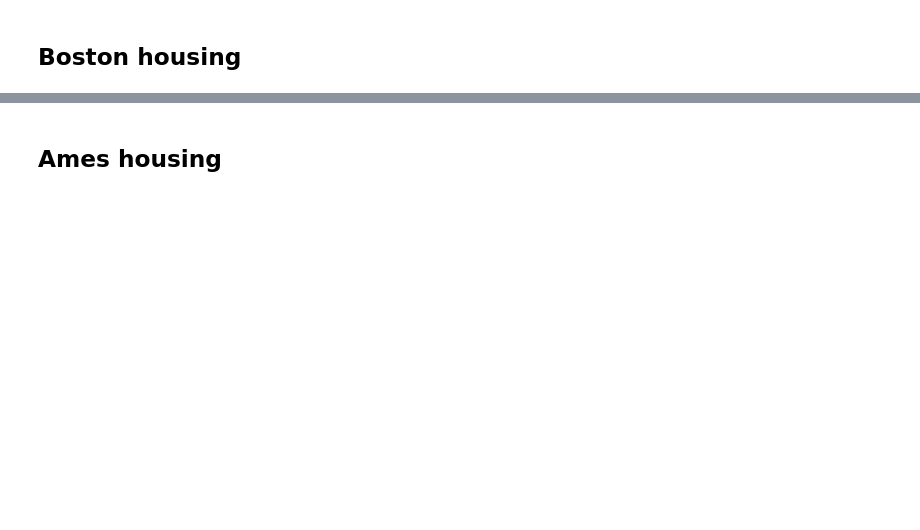
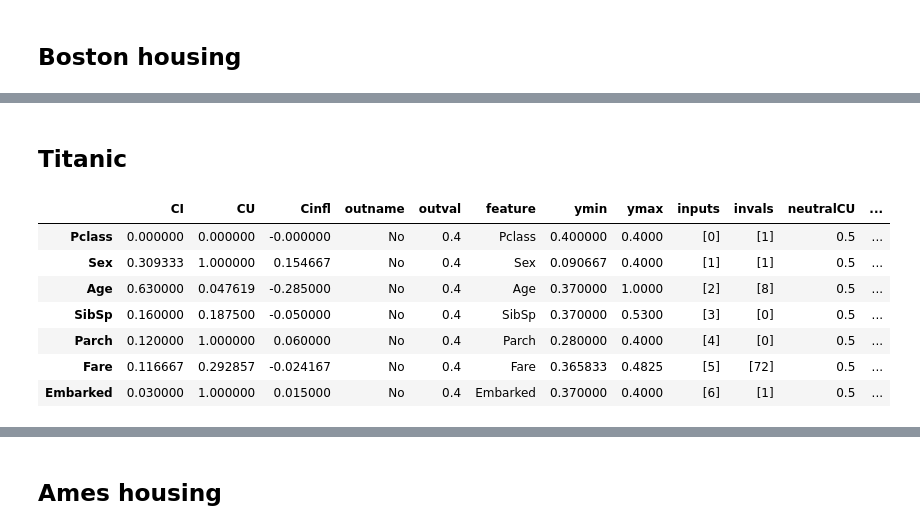
Before and after one commit to KaryFramling/py-ciu, a Jupyter notebook: RunTests.ipynb, the cells around one changed output, grey strips where cells are left out. Cells and saved outputs as stored; diff of their text form; code cells hidden in the pictures; blank space fills up the shorter version.

Commit message:
RunTests.ipynb and corresponding .py files are now ready. Also added ContrastiveTest notebook.

```diff
--- a/RunTests.ipynb
+++ b/RunTests.ipynb
@@ -61,0 +64,18 @@ display(CIUres)
+# %% [markdown]
+## Titanic
+# %%
+from ciu_tests import titanic_rf
+
+np.random.seed(26) # We want to always get the same Random Forest model here.
+CIU_titanic, titanic_model, titanic_instance = titanic_rf.get_titanic_rf()
+CIUres_titanic = CIU_titanic.explain(titanic_instance)
+display(CIUres_titanic)
+# %% [output]
+|  | CI | CU | Cinfl | outname | outval | feature | ymin | ymax | inputs | invals | neutralCU | ... |
+| Pclass | 0.000000 | 0.000000 | -0.000000 | No | 0.4 | Pclass | 0.400000 | 0.4000 | [0] | [1] | 0.5 | ... |
+| Sex | 0.309333 | 1.000000 | 0.154667 | No | 0.4 | Sex | 0.090667 | 0.4000 | [1] | [1] | 0.5 | ... |
+| Age | 0.630000 | 0.047619 | -0.285000 | No | 0.4 | Age | 0.370000 | 1.0000 | [2] | [8] | 0.5 | ... |
+| SibSp | 0.160000 | 0.187500 | -0.050000 | No | 0.4 | SibSp | 0.370000 | 0.5300 | [3] | [0] | 0.5 | ... |
+| Parch | 0.120000 | 1.000000 | 0.060000 | No | 0.4 | Parch | 0.280000 | 0.4000 | [4] | [0] | 0.5 | ... |
+| Fare | 0.116667 | 0.292857 | -0.024167 | No | 0.4 | Fare | 0.365833 | 0.4825 | [5] | [72] | 0.5 | ... |
+| Embarked | 0.030000 | 1.000000 | 0.015000 | No | 0.4 | Embarked | 0.370000 | 0.4000 | [6] | [1] | 0.5 | ... |
```
Also changed, not shown: parts of 10 cells of this notebook, 8 other files.
